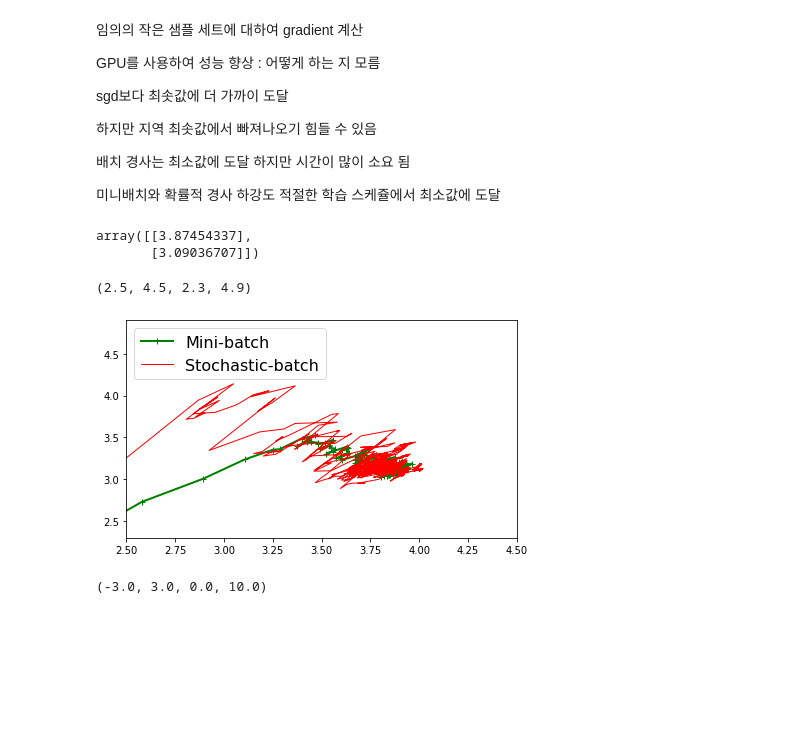
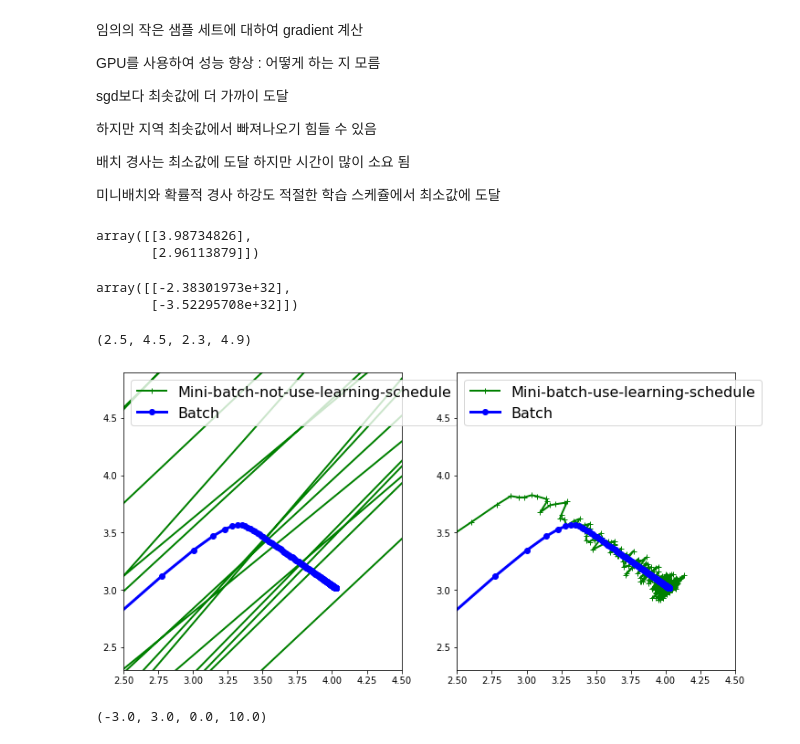
Before and after one commit to EUN-GYUL/ml_study_2023_Q1, a Jupyter notebook: 4.model_training/training_linear_models.ipynb, the cells around one changed output. Saved outputs shown, nothing was run; the diff lists cells and outputs as text; code cells hidden in the pictures; blank space fills up the shorter version.

```diff
--- a/4.model_training/training_linear_models.ipynb
+++ b/4.model_training/training_linear_models.ipynb
@@ -221,15 +229,17 @@ sgd보다 최솟값에 더 가까이 도달
 
 미니배치와 확률적 경사 하강도 적절한 학습 스케쥴에서 최소값에 도달
 # %%
+
 t0, t1 = 5, 50  # 학습 스케줄 하이퍼파라미터
-theta_path_mini = []
+theta_path_mini_use_learning_sche = []
+
 minibatch_size = 20
-n_iterations = 50
+n_iterations = 100
 m = X.shape[0]
 
 
 theta = np.random.rand(2,1)
-theta_path_mini.append(theta)
+theta_path_mini_use_learning_sche.append(theta)
 
 X_b =np.c_[np.ones_like(X),X]
 
@@ -251,24 +261,61 @@ for epoch in range(n_iterations):
         gradients = 2/minibatch_size * xi.T.dot(xi.dot(theta) - yi)
         eta = learning_schedule(t)
         theta = theta - eta * gradients
-        theta_path_mini.append(theta)
+        theta_path_mini_use_learning_sche.append(theta)
 
 theta
 # %% [output]
-array([[3.87454337],
-       [3.09036707]])
+array([[3.98734826],
+       [2.96113879]])
+# %%
+theta_path_mini = []
+
+
+theta = np.random.rand(2,1)
+theta_path_mini.append(theta)
+
+
+
+for epoch in range(n_iterations):
+    shuffled_indices = np.random.permutation(m)
+    X_b_shuffled = X_b[shuffled_indices]
+    y_shuffled = y[shuffled_indices]
+    t = 0
+    for i in range(0,m,minibatch_size):
+        t += 1
+        xi = X_b_shuffled[i : i + minibatch_size]
+        yi = y_shuffled[i : i + minibatch_size]
+
+        gradients = 2/minibatch_size * xi.T.dot(xi.dot(theta) - yi)
+        eta = 0.5
+        theta = theta - eta * gradients
+        theta_path_mini.append(theta)
+
+theta
+# %% [output]
+array([[-2.38301973e+32],
+       [-3.52295708e+32]])
 # %%
 theta_path_mini = np.array(theta_path_mini)
-theta_path_sgd = np.array(theta_path_sgd)
+theta_path_mini_use_learning_sche = np.array(theta_path_mini_use_learning_sche)
+theta_path_bgd = np.array(theta_path_batch)
 # %%
-plt.figure(figsize=(7,4))
-plt.plot(theta_path_mini[:, 0], theta_path_mini[:, 1], "g-+", linewidth=2, label="Mini-batch")
-plt.plot(theta_path_sgd[:, 0], theta_path_sgd[:, 1], "r", linewidth=1, label="Stochastic-batch")
+plt.figure(figsize=(12,6))
+plt.subplot(121)
+plt.plot(theta_path_mini[:, 0], theta_path_mini[:, 1], "g-+", linewidth=2, label="Mini-batch-not-use-learning-schedule")
+plt.plot(theta_path_bgd[:, 0], theta_path_bgd[:, 1], "b-o", linewidth=3, label="Batch")
 plt.legend(loc="upper left", fontsize=16)
 plt.axis([2.5, 4.5, 2.3, 4.9])
+
+
+plt.subplot(122)
+plt.plot(theta_path_mini_use_learning_sche[:, 0], theta_path_mini_use_learning_sche[:, 1], "g-+", linewidth=2, label="Mini-batch-use-learning-schedule")
+plt.plot(theta_path_bgd[:, 0], theta_path_bgd[:, 1], "b-o", linewidth=3, label="Batch")
+plt.legend(loc="upper left", fontsize=16)
+plt.axis([2.5, 4.5, 2.3, 4.9])
 # %% [output]
 (2.5, 4.5, 2.3, 4.9)
-[figure, old version]
+[figure, new version]
 # %%
 import numpy as np
 import matplotlib.pyplot as plt
```
Also changed, not shown: parts of 17 cells of this notebook, 2 other files.
